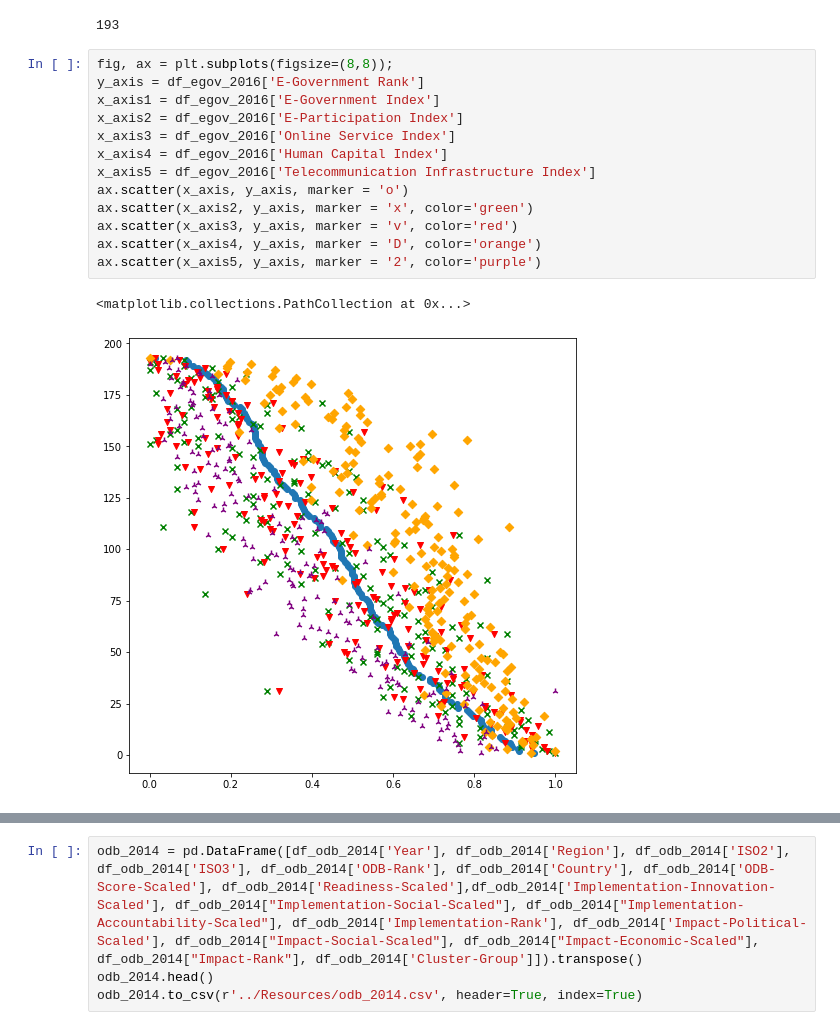
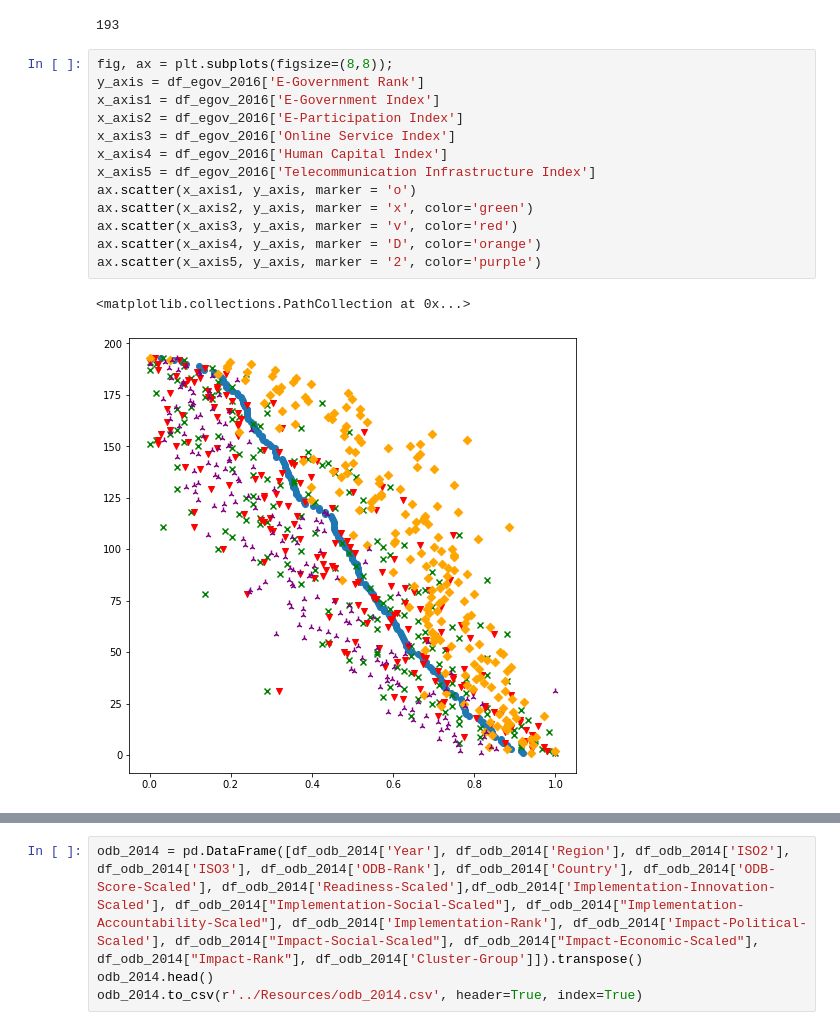
Before and after one commit to kreetigulati/Egovernance_and_OpenData, a Jupyter notebook: Jordan/Exploration - JS.ipynb, the cells around one changed output, grey strips where cells are left out. Drawn from its saved outputs; the diff is of its cells as text.

```diff
--- a/Jordan/Exploration - JS.ipynb
+++ b/Jordan/Exploration - JS.ipynb
@@ -64,18 +64,18 @@ len(df_egov_2016['Survey Year'])
 # %%
 fig, ax = plt.subplots(figsize=(8,8));
 y_axis = df_egov_2016['E-Government Rank']
 x_axis1 = df_egov_2016['E-Government Index']
 x_axis2 = df_egov_2016['E-Participation Index']
 x_axis3 = df_egov_2016['Online Service Index']
 x_axis4 = df_egov_2016['Human Capital Index']
 x_axis5 = df_egov_2016['Telecommunication Infrastructure Index']
-ax.scatter(x_axis, y_axis, marker = 'o')
+ax.scatter(x_axis1, y_axis, marker = 'o')
 ax.scatter(x_axis2, y_axis, marker = 'x', color='green')
 ax.scatter(x_axis3, y_axis, marker = 'v', color='red')
 ax.scatter(x_axis4, y_axis, marker = 'D', color='orange')
 ax.scatter(x_axis5, y_axis, marker = '2', color='purple')
 # %% [output]
 <matplotlib.collections.PathCollection at 0x...>
-[figure, old version]
+[figure, new version]
 # %%
 df_odb_2014 = pd.read_csv(csv_path1)
```
Also changed, not shown: parts of 4 cells of this notebook, 2 other files.
